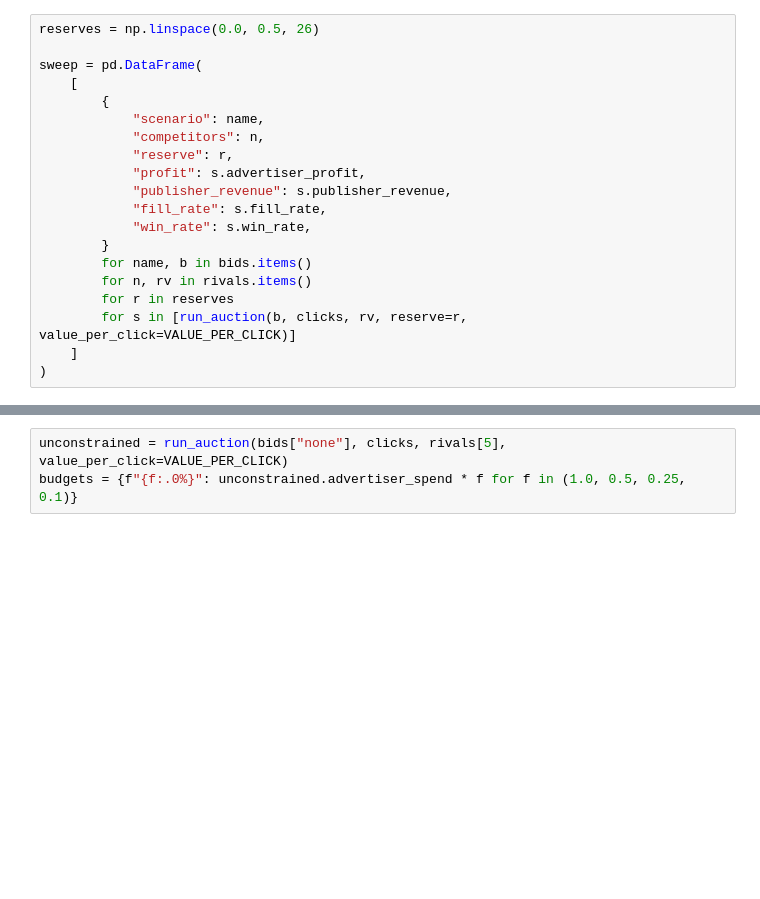
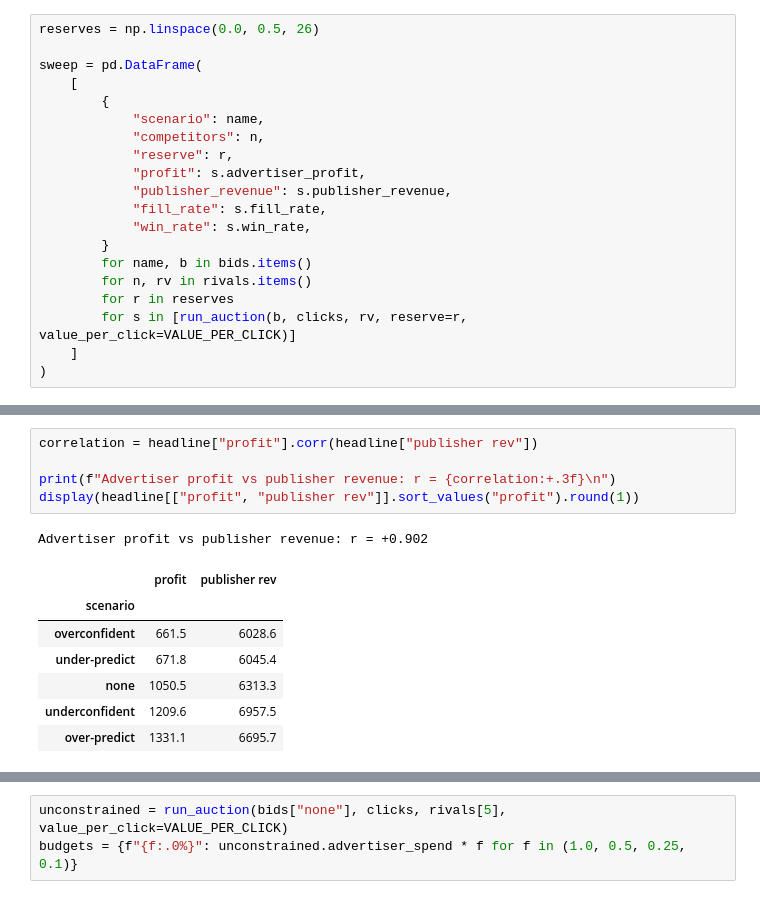
Before and after one commit to DanielSFlamarich/adserve-sim, a Jupyter notebook: notebooks/03-auction.ipynb, the cells around one changed output, grey strips where cells are left out. Drawn from its saved outputs; the diff is of its cells as text; blank space fills up the shorter version.

```diff
--- a/notebooks/03-auction.ipynb
+++ b/notebooks/03-auction.ipynb
@@ -251,3 +251,17 @@ plt.tight_layout()
 plt.show()
 # %% [output]
 [figure]
+# %%
+correlation = headline["profit"].corr(headline["publisher rev"])
+
+print(f"Advertiser profit vs publisher revenue: r = {correlation:+.3f}\n")
+display(headline[["profit", "publisher rev"]].sort_values("profit").round(1))
+# %% [output]
+Advertiser profit vs publisher revenue: r = +0.902
+|  | profit | publisher rev |
+| scenario |  |  |
+| overconfident | 661.5 | 6028.6 |
+| under-predict | 671.8 | 6045.4 |
+| none | 1050.5 | 6313.3 |
+| underconfident | 1209.6 | 6957.5 |
+| over-predict | 1331.1 | 6695.7 |
```
Also changed, not shown: parts of 6 cells of this notebook.
